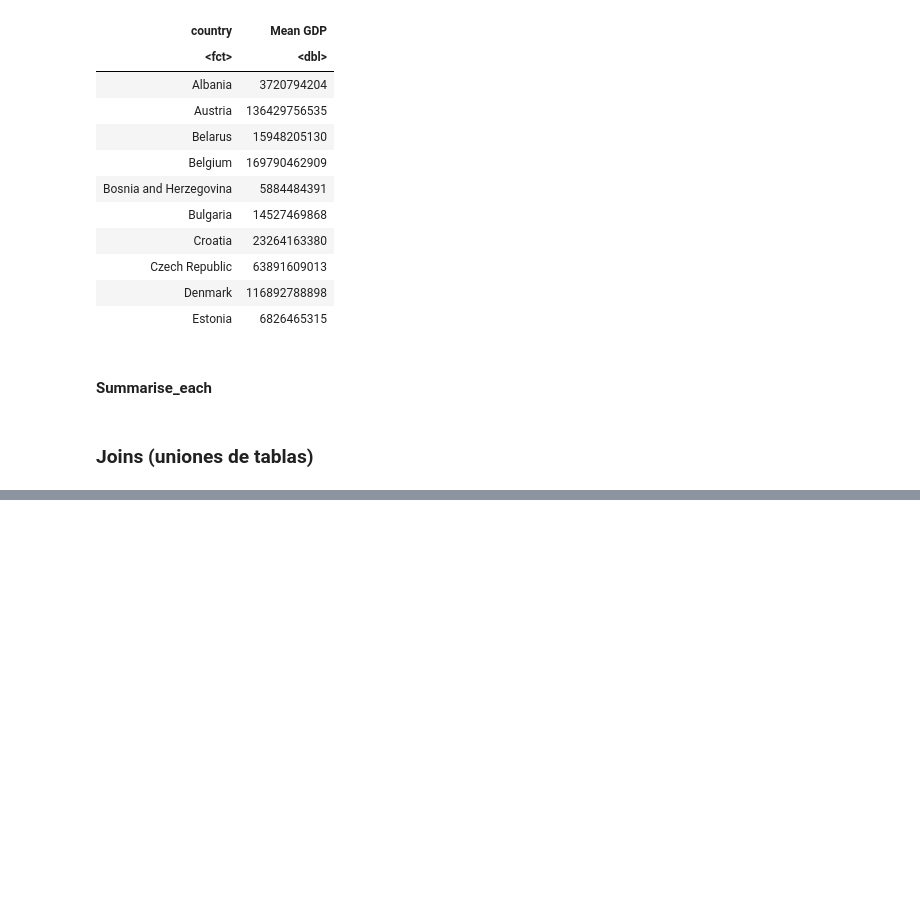
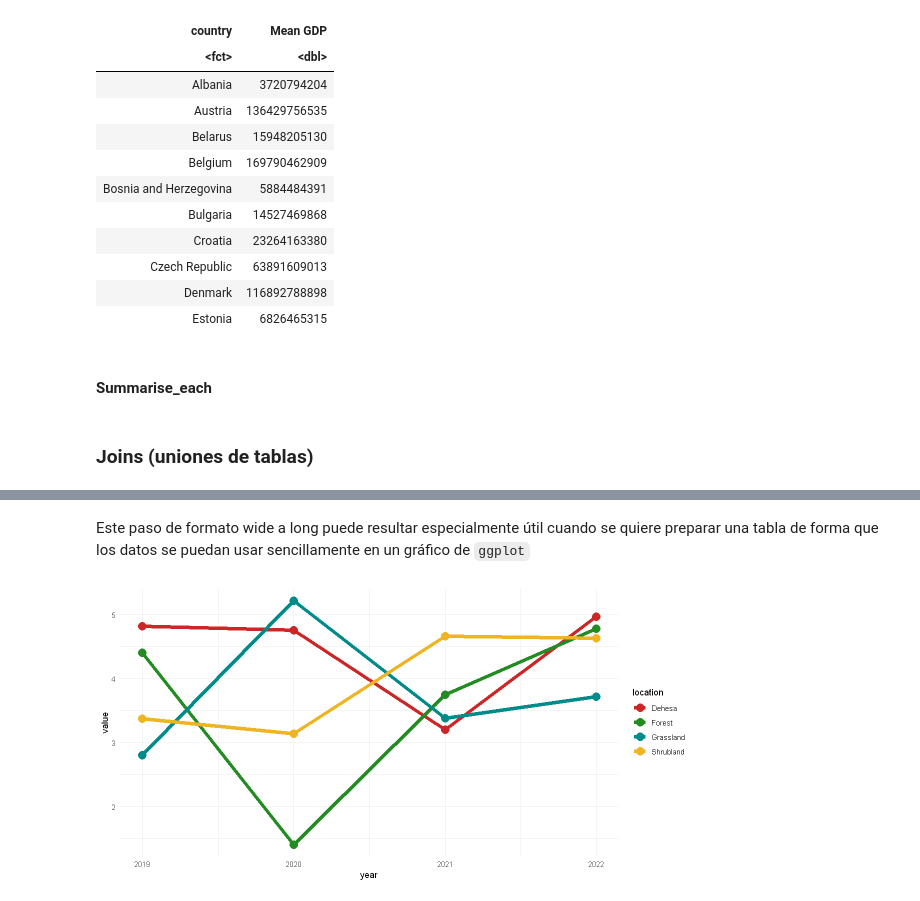
Before and after one commit to AngelArcones/R_for_friends, a Jupyter notebook: Tutoriales/Notebooks/dplyr_tutorial.ipynb, the cells around one changed output, grey strips where cells are left out. Drawn from its saved outputs; the diff is of its cells as text; code cells hidden in the pictures; blank space fills up the shorter version.

```diff
--- a/Tutoriales/Notebooks/dplyr_tutorial.ipynb
+++ b/Tutoriales/Notebooks/dplyr_tutorial.ipynb
@@ -430,0 +746,7 @@ Pasar filas a columnas o viceversa
+# %%
+test_wide <- data.frame("location" = c("Forest", "Shrubland", "Grassland", "Dehesa"),
+                        "val_2019" = rnorm(n = 4, mean = 4, sd = 0.7),
+                        "val_2020" = rnorm(n = 4, mean = 3, sd = 1.2),
+                        "val_2021" = rnorm(n = 4, mean = 3.5, sd = 0.7),
+                        "val_2022" = rnorm(n = 4, mean = 4, sd = 0.7))
+test_wide
@@ -430,0 +785,10 @@ Pasar filas a columnas o viceversa
+# %%
+#para hacerlo un poco mas limpio
+
+my_cols <- grep("val_", names(test_wide), value=TRUE) #Seleccionar nombres de columnas por patrón
+
+test_wide_l <- test_wide %>% pivot_longer(cols = all_of(my_cols), names_to = "year") %>% #pivot a long
+                             mutate(year = as.numeric(gsub("val_", "", year))) #eliminar el prefijo del año y hacerlo numerico
+
+
+test_wide_l
@@ -430,0 +815,15 @@ Pasar filas a columnas o viceversa
+# %% [markdown]
+Este paso de formato wide a long puede resultar especialmente útil cuando se quiere preparar una tabla de forma que los datos se puedan usar sencillamente en un gráfico de `ggplot`
+# %%
+options(repr.plot.width=10, repr.plot.height=5) #tamaño del gráfico
+
+ggplot(test_wide_l, aes(x = year, y = value, group = location, color = location))+
+    geom_line(size = 2)+
+    geom_point(size = 4.5)+
+    scale_color_manual(values = c("Forest" = "forestgreen",
+                                  "Shrubland" = "goldenrod2",
+                                  "Grassland" = "cyan4",
+                                  "Dehesa" = "firebrick3"))+
+    theme_minimal()
+# %% [output]
+[figure, added]
```
Also changed, not shown: parts of 47 cells of this notebook, 5 other files.
